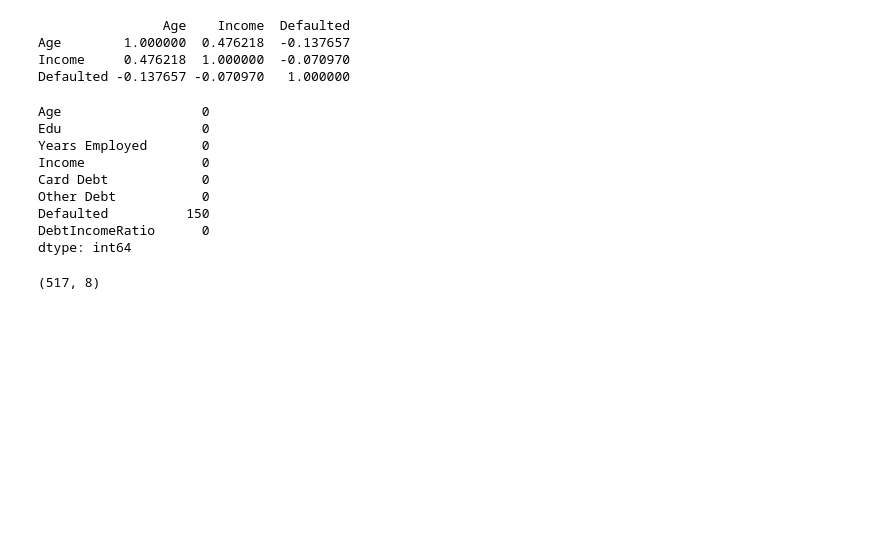
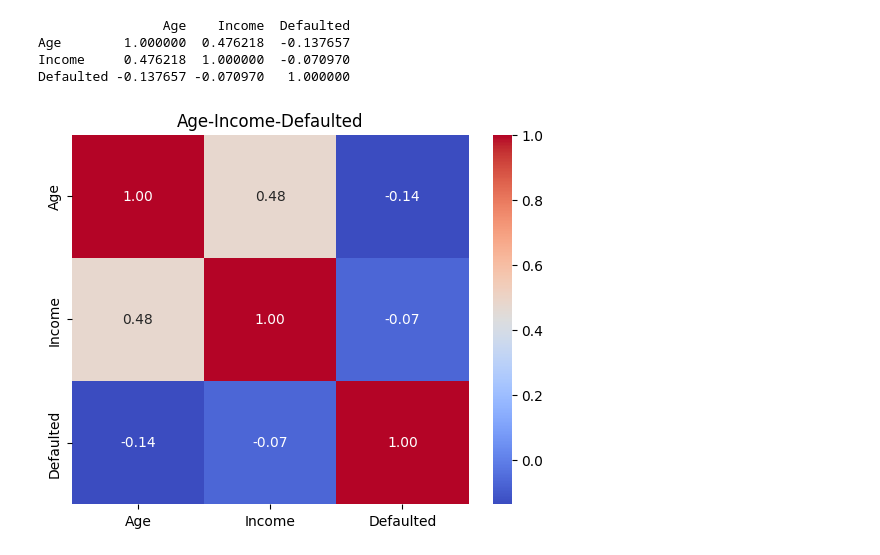
Before and after one commit to fpabi/Tareas, a Jupyter notebook: Ejercicio.ipynb, the cells around one changed output. Drawn from its saved outputs; the diff is of its cells as text; code cells hidden in the pictures; blank space fills up the shorter version.

```diff
--- a/Ejercicio.ipynb
+++ b/Ejercicio.ipynb
@@ -202,19 +203,9 @@ print(matriz_correlacion)
 Age        1.000000  0.476218  -0.137657
 Income     0.476218  1.000000  -0.070970
 Defaulted -0.137657 -0.070970   1.000000
-# %%
-customers_bien.isna().sum()
-# %% [output]
-Age                  0
-Edu                  0
-Years Employed       0
-Income               0
-Card Debt            0
-Other Debt           0
-Defaulted          150
-DebtIncomeRatio      0
-dtype: int64
-# %%
-customers_bien[customers_bien['Defaulted']==0].shape
-# %% [output]
-(517, 8)
+# %%
+sns.heatmap(matriz_correlacion, annot=True, cmap="coolwarm", fmt=".2f")
+plt.title('Age-Income-Defaulted')
+plt.show()
+# %% [output]
+[figure, added]
```
Also changed, not shown: parts of 4 cells of this notebook.
